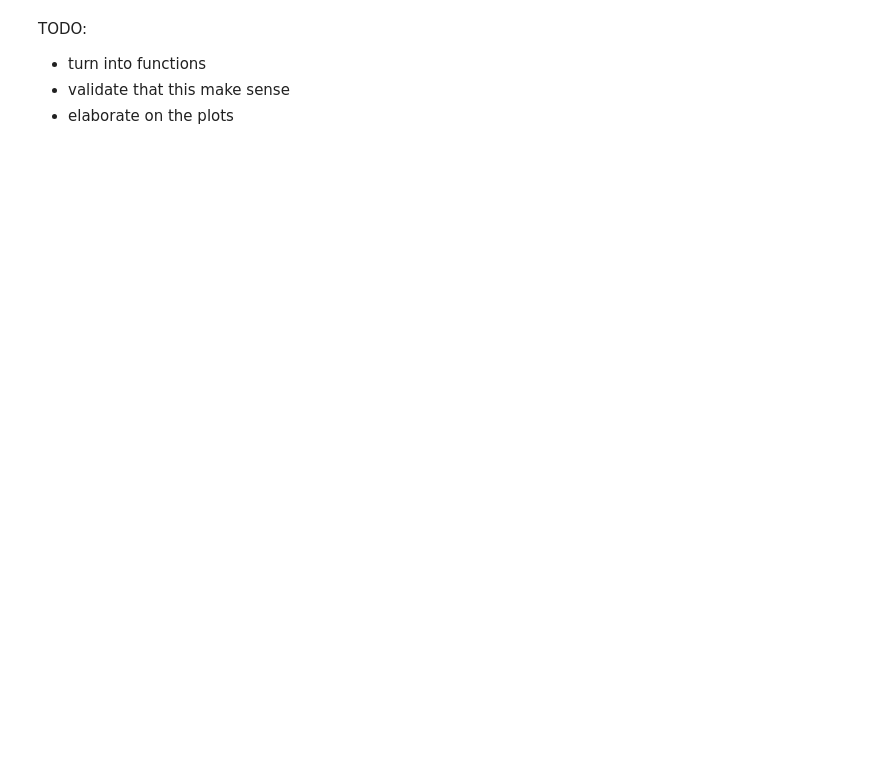
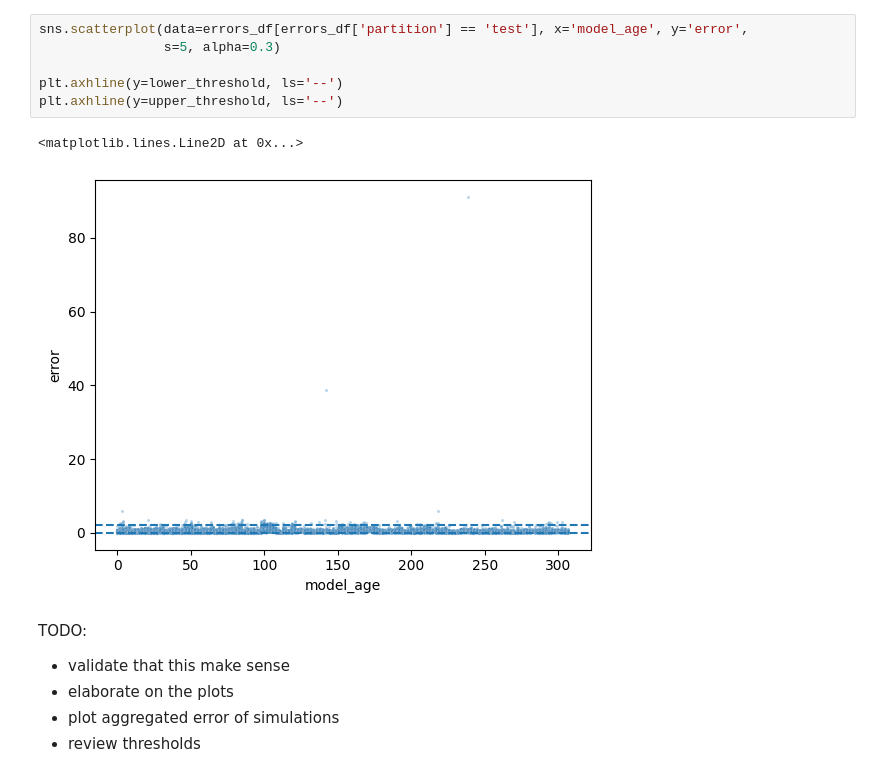
Before and after one commit to santiviquez/ageml, a Jupyter notebook: notebooks/evaluation_framework_sketch.ipynb, the cells around one changed output. Saved outputs shown, nothing was run; the diff lists cells and outputs as text; blank space fills up the shorter version.

```diff
--- a/notebooks/evaluation_framework_sketch.ipynb
+++ b/notebooks/evaluation_framework_sketch.ipynb
@@ -119,6 +139,16 @@ sns.scatterplot(data=errors_df, x='index', y='error', hue='partition')
+# %%
+sns.scatterplot(data=errors_df[errors_df['partition'] == 'test'], x='model_age', y='error',
+                s=5, alpha=0.3)
+
+plt.axhline(y=lower_threshold, ls='--')
+plt.axhline(y=upper_threshold, ls='--')
+# %% [output]
+<matplotlib.lines.Line2D at 0x...>
+[figure, added]
 # %% [markdown]
 TODO:
 
-- turn into functions
 - validate that this make sense
 - elaborate on the plots
+- plot aggregated error of simulations
+- review thresholds
```
Also changed, not shown: parts of 20 cells of this notebook.
